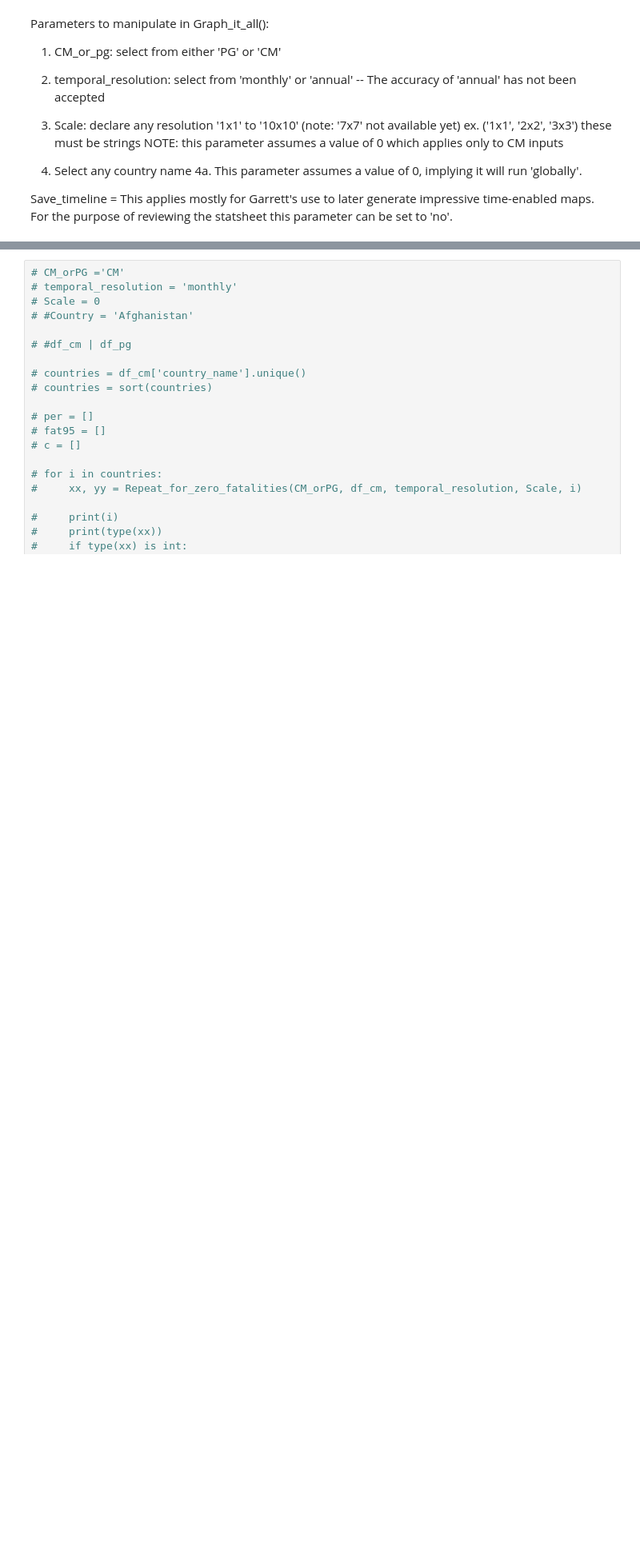
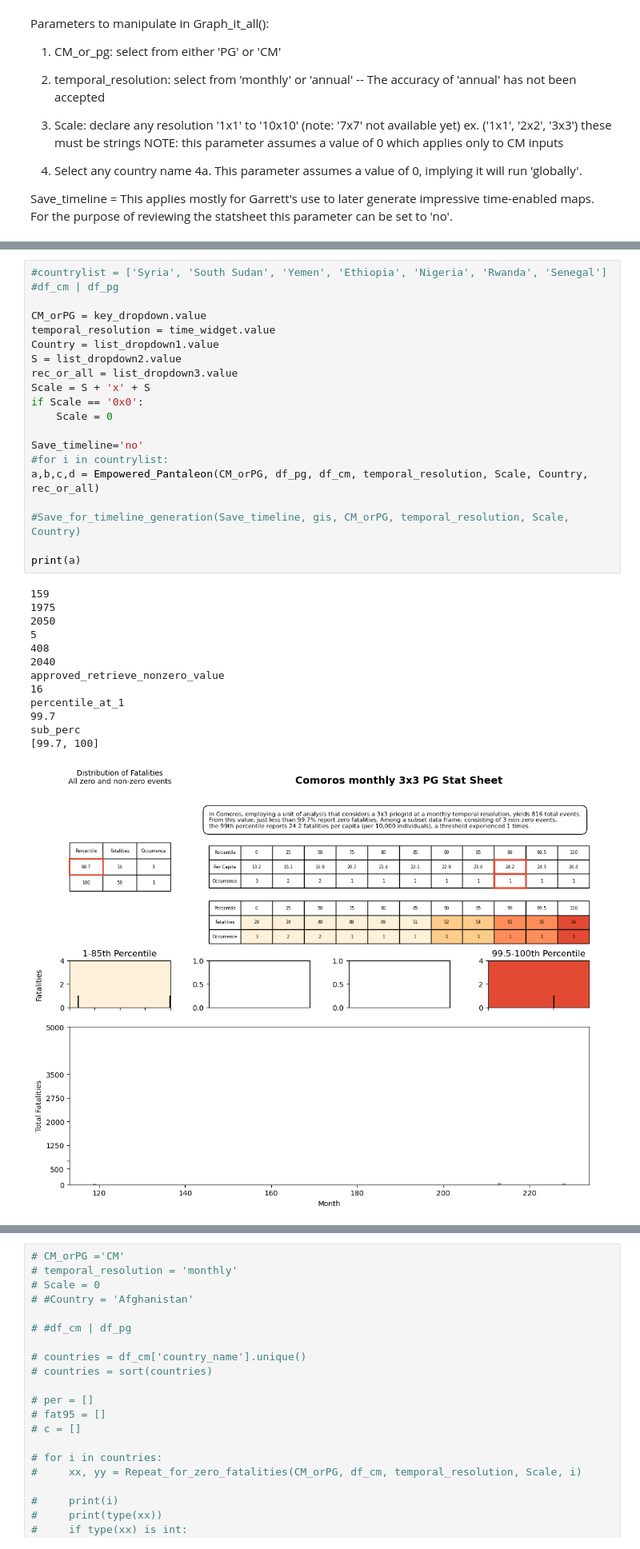
Before and after one commit to prio-data/VIEWS_FAO_index, a Jupyter notebook: notebooks/Benz_experiments/PG_CM_Aggregation_FAO__ACTIVE.ipynb, the cells around one changed output, grey strips where cells are left out. Shown: that part at 80% size. Cells and saved outputs as stored; diff of their text form; blank space fills up the shorter version.

```diff
--- a/notebooks/Benz_experiments/PG_CM_Aggregation_FAO__ACTIVE.ipynb
+++ b/notebooks/Benz_experiments/PG_CM_Aggregation_FAO__ACTIVE.ipynb
@@ -2457,0 +3333,34 @@ Save_for_timeline_generation(Save_timeline, gis, CM_orPG, temporal_resolution, S
+# %%
+#countrylist = ['Syria', 'South Sudan', 'Yemen', 'Ethiopia', 'Nigeria', 'Rwanda', 'Senegal']
+#df_cm | df_pg
+
+CM_orPG = key_dropdown.value
+temporal_resolution = time_widget.value
+Country = list_dropdown1.value
+S = list_dropdown2.value
+rec_or_all = list_dropdown3.value
+Scale = S + 'x' + S
+if Scale == '0x0':
+    Scale = 0
+
+Save_timeline='no'
+#for i in countrylist:
+a,b,c,d = Empowered_Pantaleon(CM_orPG, df_pg, df_cm, temporal_resolution, Scale, Country, rec_or_all)
+
+#Save_for_timeline_generation(Save_timeline, gis, CM_orPG, temporal_resolution, Scale, Country)
+
+print(a)
+# %% [output]
+159
+1975
+2050
+5
+408
+2040
+approved_retrieve_nonzero_value
+16
+percentile_at_1
+99.7
+sub_perc
+[99.7, 100]
+[figure, added]
```
Also changed, not shown: parts of 20 cells of this notebook.
